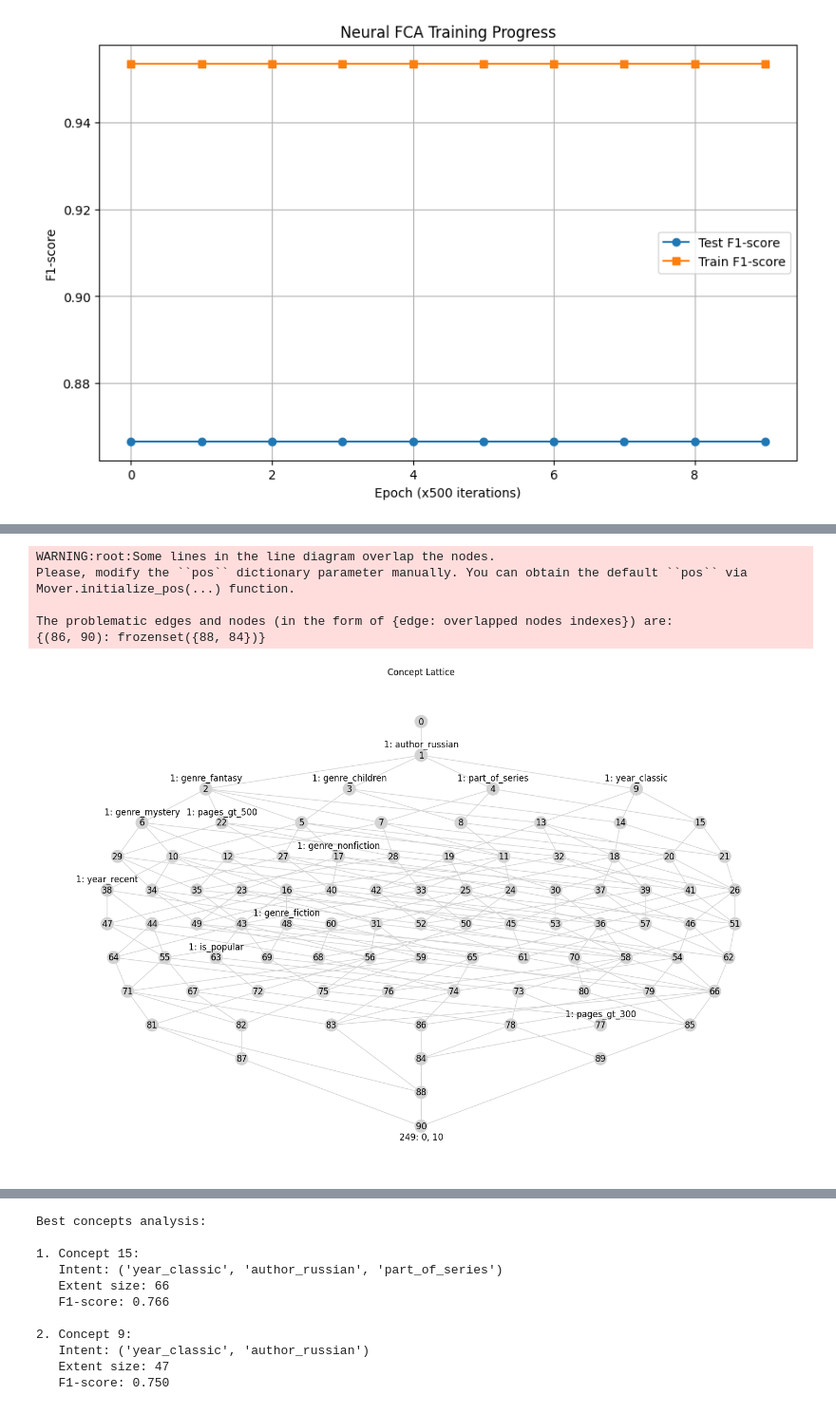
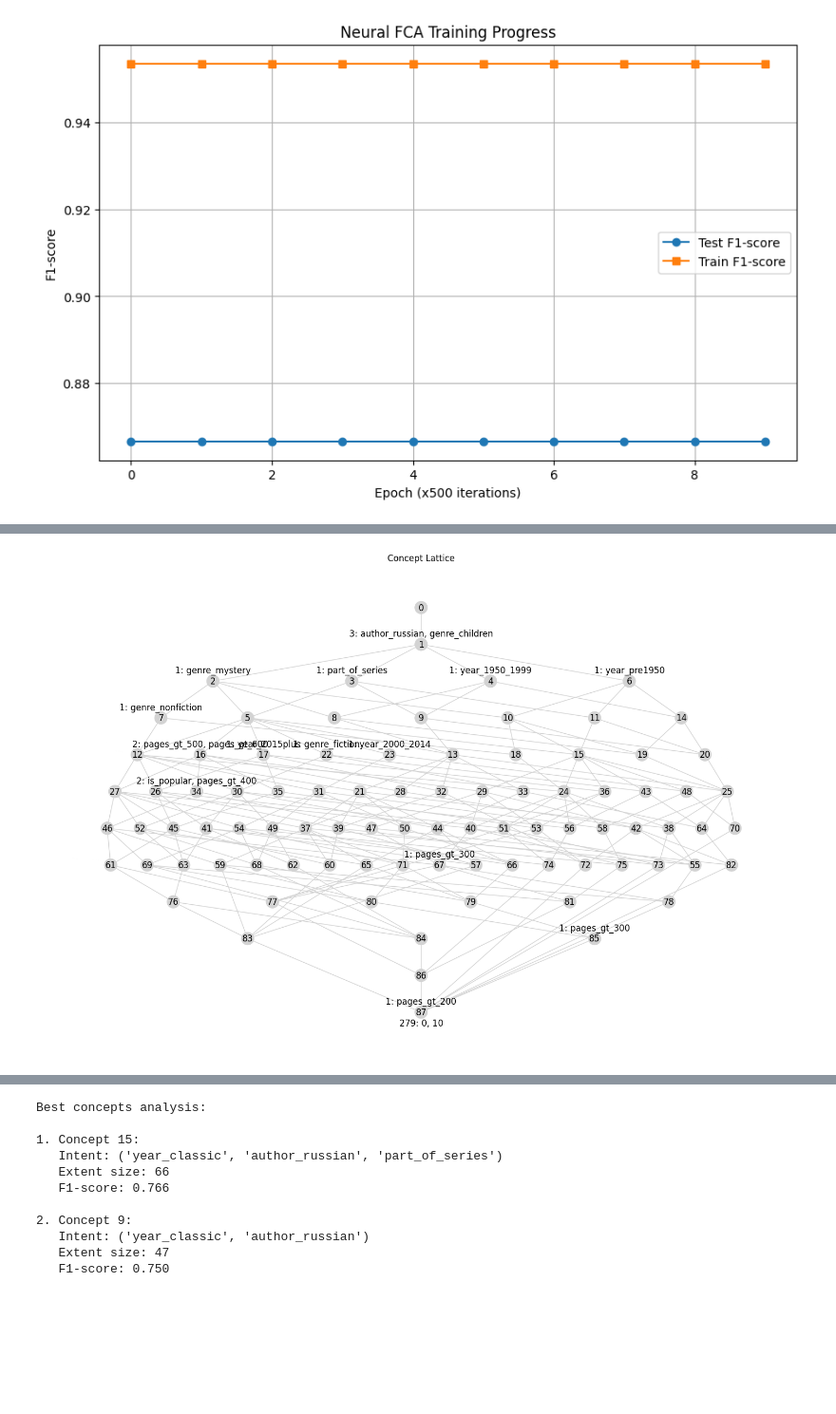
Before and after one commit to GodofRussia/neuralFCA_Ilya_Tarasov_and_Ilya_Mochalov, a Jupyter notebook: demo.ipynb, the cells around one changed output, grey strips where cells are left out. Shown at 95% size. Cells and saved outputs as stored; diff of their text form; code cells hidden in the pictures; blank space fills up the shorter version.

```diff
--- a/demo.ipynb
+++ b/demo.ipynb
@@ -406,0 +455,38 @@ Neural FCA (improved)  0.957447  0.866667
+# %%
+# Split improved dataset
+X_v2_train, X_v2_test, y_v2_train, y_v2_test = train_test_split(
+    X_v2, y, test_size=0.25, random_state=42, stratify=y
+)
+
+X_v2_train.index = X_v2_train.index.astype(str)
+X_v2_test.index = X_v2_test.index.astype(str)
+
+# Build lattice with improved features
+K_v2_train = FormalContext.from_pandas(X_v2_train)
+L_v2 = ConceptLattice.from_context(K_v2_train, algo='Sofia', is_monotone=True)
+
+print(f"Improved lattice: {len(L_v2)} concepts (was {len(L)})")
+
+# Select best concepts
+for c in L_v2:
+    y_preds = np.zeros(K_v2_train.n_objects)
+    y_preds[list(c.extent_i)] = 1
+    c.measures['f1_score'] = f1_score(y_v2_train.astype(int), y_preds)
+
+f1_scores_v2 = np.array([c.measures['f1_score'] for c in L_v2])
+best_concepts_v2 = list(f1_scores_v2.argsort()[::-1][:10])
+
+print(f"Best concept F1: {f1_scores_v2[best_concepts_v2[0]]:.3f}")
+
+# Train Neural FCA with improved features
+import neural_lib_improved as nl
+
+cn_v2 = nl.ConceptNetwork.from_lattice(L_v2, best_concepts_v2, [0, 1])
+cn_v2.fit(X_v2_train, y_v2_train.astype(int), 1000)
+
+pred_v2 = cn_v2.predict(X_v2_test)[1]
+f1_v2 = f1_score(y_v2_test.astype(int), pred_v2)
+
+print(f"\nOriginal binarization: F1 = 0.867")
+print(f"Improved binarization: F1 = {f1_v2:.3f}")
+print(f"Difference: {f1_v2 - 0.867:+.3f}")
@@ -407,18 +618,13 @@ Neural FCA (improved)  0.957447  0.866667
 # %%
 from fcapy.visualizer import LineVizNx
 
 fig, ax = plt.subplots(figsize=(15, 10))
 vis = LineVizNx()
-vis.draw_concept_lattice(L, ax=ax, flg_node_indices=True)
+vis.draw_concept_lattice(L_v2, ax=ax, flg_node_indices=True)
 ax.set_title('Concept Lattice')
 plt.tight_layout()
 plt.show()
 # %% [output]
-WARNING:root:Some lines in the line diagram overlap the nodes.
-Please, modify the ``pos`` dictionary parameter manually. You can obtain the default ``pos`` via Mover.initialize_pos(...) function.
-
-The problematic edges and nodes (in the form of {edge: overlapped nodes indexes}) are:
-{(86, 90): frozenset({88, 84})}
-[figure, old version]
+[figure, new version]
 # %%
 import networkx as nx
```
Also changed, not shown: parts of 17 cells of this notebook, 2 other files.
